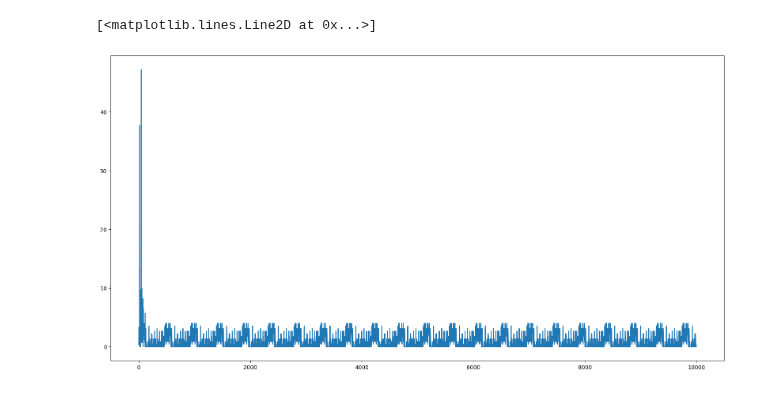
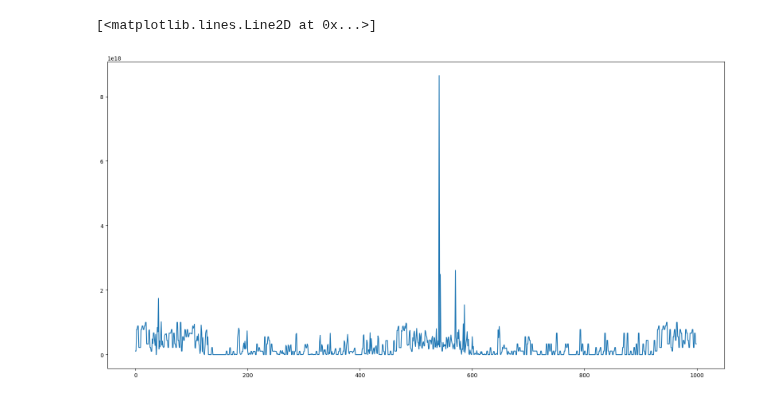
Before and after one commit to adarshramiyer/gAIt, a Jupyter notebook: siamese_net/siamese_net_experimentation.ipynb, the cells around one changed output. Saved outputs shown, nothing was run; the diff lists cells and outputs as text; code cells hidden in the pictures.

```diff
--- a/siamese_net/siamese_net_experimentation.ipynb
+++ b/siamese_net/siamese_net_experimentation.ipynb
@@ -83,7 +83,7 @@ def E0(pred, truth):
 # defining contrastive loss function
 
 class ContrastiveLoss(nn.Module):
-    def __init__(self, margin=2.0):
+    def __init__(self, margin=1000000000.0):
             super(ContrastiveLoss, self).__init__()
             self.margin = margin
 
@@ -103,7 +103,7 @@ fc_4 = 192
 fc_5 = 128
 fc_6 = 64
 output_size = 32
-learning_rate = 0.001
+learning_rate = 0.01
 
 class SiameseNetwork(nn.Module):
     def _init_weights(self, m):
@@ -122,7 +122,7 @@ class SiameseNetwork(nn.Module):
         self.fc6 = nn.Linear(fc_5, fc_6)
         self.fc7 = nn.Linear(fc_6, output_size)
 
-    def forward(self, x1, x2):
+    def forward(self, x1):
         x1 = F.relu(self.fc1(x1))
         x1 = F.relu(self.fc2(x1))
         x1 = F.relu(self.fc3(x1))
@@ -131,15 +131,7 @@ class SiameseNetwork(nn.Module):
         x1 = F.relu(self.fc6(x1))
         x1 = F.relu(self.fc7(x1))
 
-        x2 = F.relu(self.fc1(x2))
-        x2 = F.relu(self.fc2(x2))
-        x2 = F.relu(self.fc3(x2))
-        x2 = F.relu(self.fc4(x2))
-        x2 = F.relu(self.fc5(x2))
-        x2 = F.relu(self.fc6(x2))
-        x2 = F.relu(self.fc7(x2))
-
-        return x1, x2
+        return x1
 
 model = SiameseNetwork()
 loss_function = ContrastiveLoss()
@@ -182,28 +174,29 @@ ax.plot(aug_x, aug_y, '.', color='gray')
 dir = '..\\time_series\Time_normalized_stages\\4_final\\'
 train_files = os.listdir(dir)
 # %%
-num_epochs = 10000
+num_epochs = 1000
 
 losses = []
 model.apply(model._init_weights)
 
 for epoch in range(num_epochs):
     train_index = epoch % len(train_files)
     label = (float)((int)(train_files[train_index][16]) / 9)
     x, n = load_series(dir + train_files[train_index])
     x1 = torch.tensor(unroll(rand_augment(x)))
     x2 = torch.tensor(unroll(rand_augment(x)))
 
-    enc1, enc2 = model(x1, x2)
+    enc1 = model(x1)
+    enc2 = model(x2)
 
     contrastive_loss = loss_function(enc1, enc2, label)
     losses.append(contrastive_loss.item())
 
     contrastive_loss.backward()
     optimizer.step()
 
 fig, ax = plt.subplots(1, figsize=(20, 10))
 plt.plot(losses)
 # %% [output]
 [<matplotlib.lines.Line2D at 0x...>]
-[figure, old version]
+[figure, new version]
```
Also changed, not shown: parts of 3 cells of this notebook, 3 other files.
